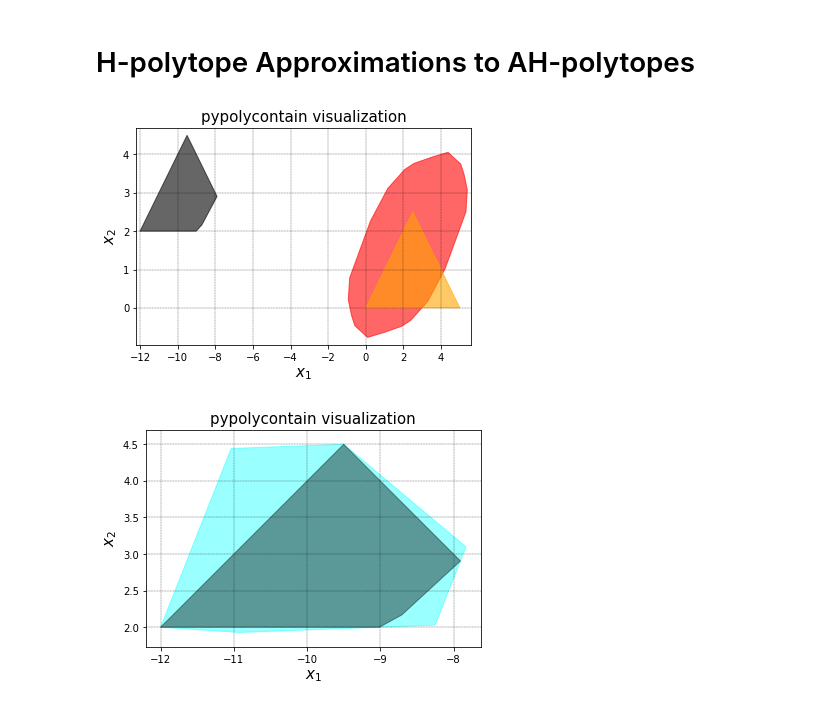
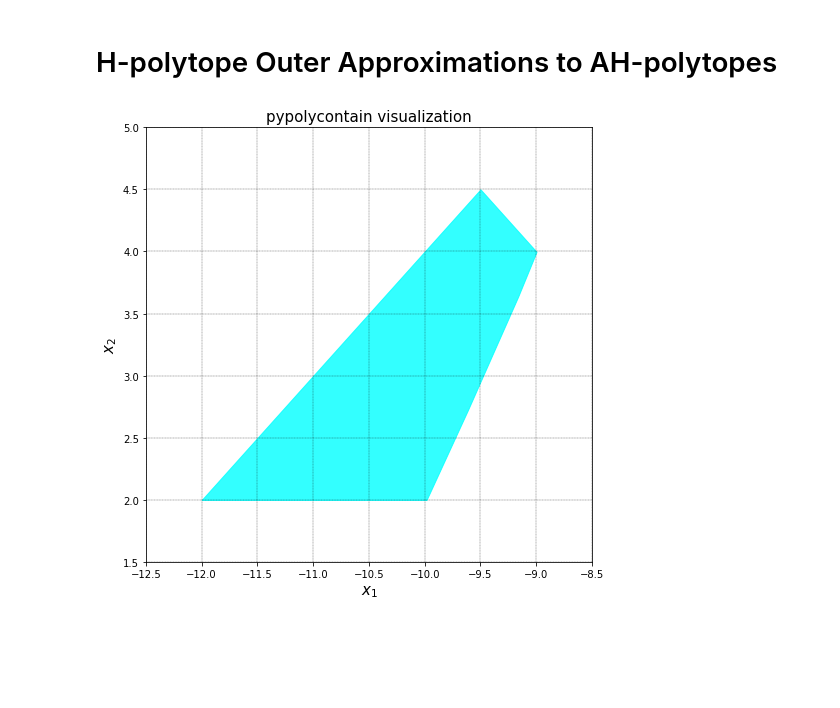
Before and after one commit to sadraddini/pypolycontain, a Jupyter notebook: doc/source/AH-Polytope Overapproximation.ipynb, the cells around one changed output. Saved outputs shown, nothing was run; the diff lists cells and outputs as text; code cells hidden in the pictures; blank space fills up the shorter version.

```diff
--- a/doc/source/AH-Polytope Overapproximation.ipynb
+++ b/doc/source/AH-Polytope Overapproximation.ipynb
@@ -1,5 +1,5 @@
 # %% [markdown]
-# H-polytope Approximations to AH-polytopes
+# H-polytope Outer Approximations to AH-polytopes
 # %%
 import numpy as np
 import pypolycontain as pp
@@ -12,29 +12,13 @@ license = gurobi_solver.AcquireLicense()
 import pydrake.solvers.scs as SCS
 scs_solver=SCS.ScsSolver()
 # %%
-prog=MP.MathematicalProgram()
-q=4
-H_planes=np.random.random((q,2))-0.5
-h_y=prog.NewContinuousVariables(2*q,1,"hy")
-H_y=np.vstack(( H_planes , -H_planes ))
-Y=pp.H_polytope( H_y , h_y)
 G=np.random.random((2,11))-0.5
 X1=pp.zonotope( x=np.random.random((2,1))*3,G=G ,color='red')
 H=np.array([[1,1],[-1,1],[0,-1]])
 h=np.array([1,0,0]).reshape(3,1)*5
 X2=pp.H_polytope(H,h, color='orange')
 X=pp.translate(P=pp.intersection(X1,X2),t=np.array([-12,2]).reshape(2,1))
-X.color='black'
-pp.subset(prog,X,Y)
-prog.AddLinearCost(np.ones(2*q),np.array([0]),h_y)
-result=gurobi_solver.Solve(prog,None,None)
-if result.is_success():
-    h_y_n=result.GetSolution(h_y)
-    Y_n=pp.H_polytope(H_y,h_y_n,color='cyan')
-    pp.visualize([X1,X2,X],alpha=0.6,a=0.2)
-    pp.visualize([Y_n,X],alpha=0.4,a=0.2)
-else:
-    print("not sucessfull")
+X.color='cyan'
+pp.visualize([X])
 # %% [output]
-[figure, old version]
+[figure, new version]
-[figure, removed]
```
Also changed, not shown: parts of 3 cells of this notebook, 5 other files.
